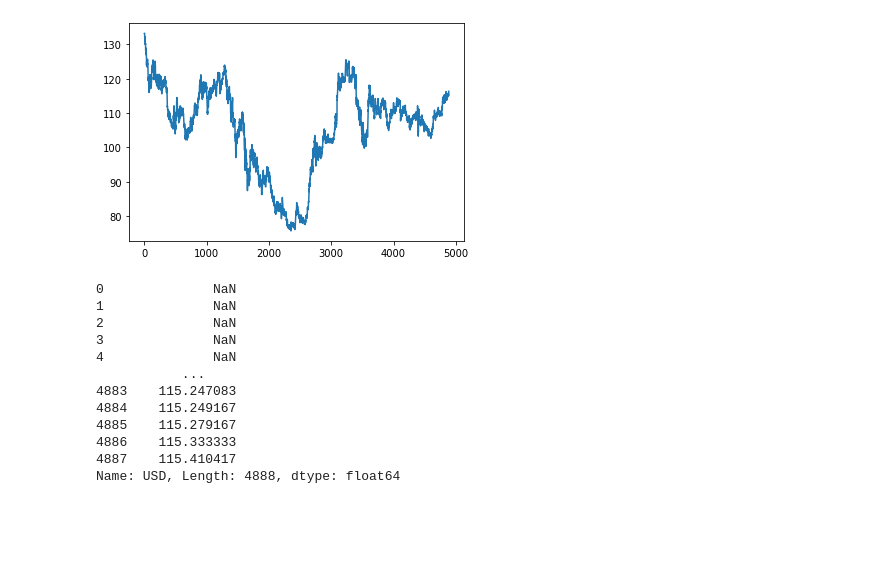
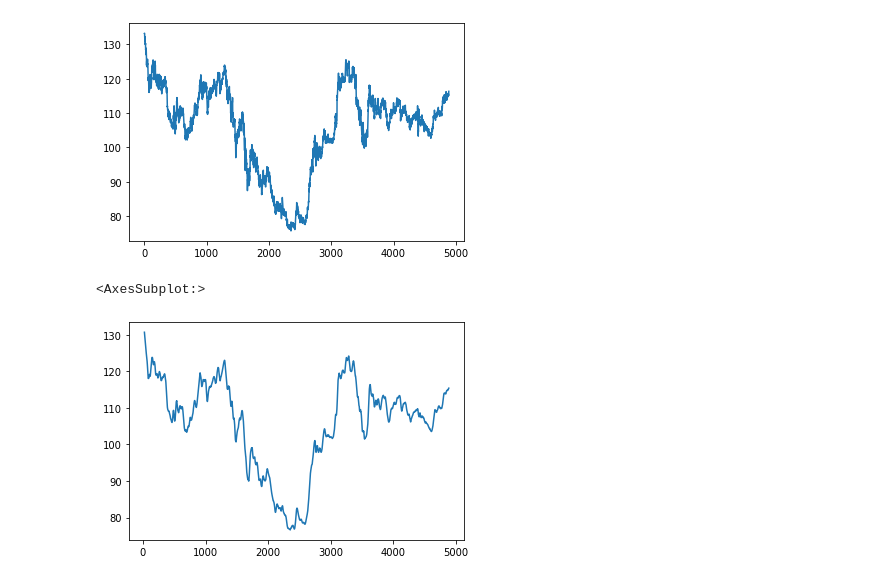
Before and after one commit to nnao45/jaist-my-jupyter, a Jupyter notebook: notebook/moving_avg_01/test01.ipynb, the cells around one changed output. Saved outputs shown, nothing was run; the diff lists cells and outputs as text; code cells hidden in the pictures; blank space fills up the shorter version.

```diff
--- a/notebook/moving_avg_01/test01.ipynb
+++ b/notebook/moving_avg_01/test01.ipynb
@@ -41,17 +26,7 @@ df_all_historical.USD.plot()
 <AxesSubplot:>
 [figure]
 # %%
-df_all_historical.USD.rolling(24).mean()
+df_all_historical.USD.rolling(24).mean().plot()
 # %% [output]
-0              NaN
-1              NaN
-2              NaN
-3              NaN
-4              NaN
-           ...
-4883    115.247083
-4884    115.249167
-4885    115.279167
-4886    115.333333
-4887    115.410417
-Name: USD, Length: 4888, dtype: float64
+<AxesSubplot:>
+[figure, added]
```
Also changed, not shown: parts of 3 cells of this notebook, 1 other file.
